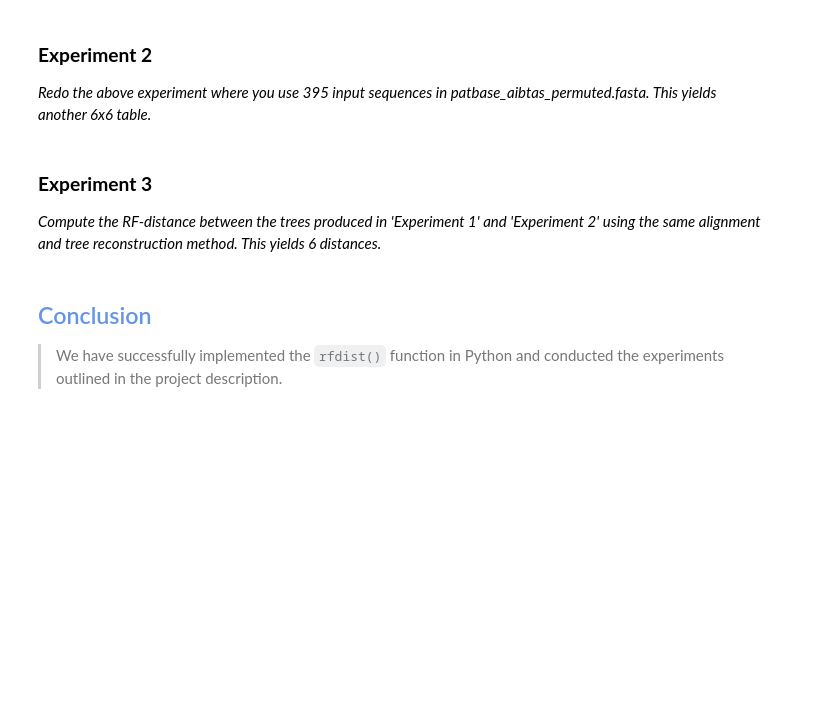
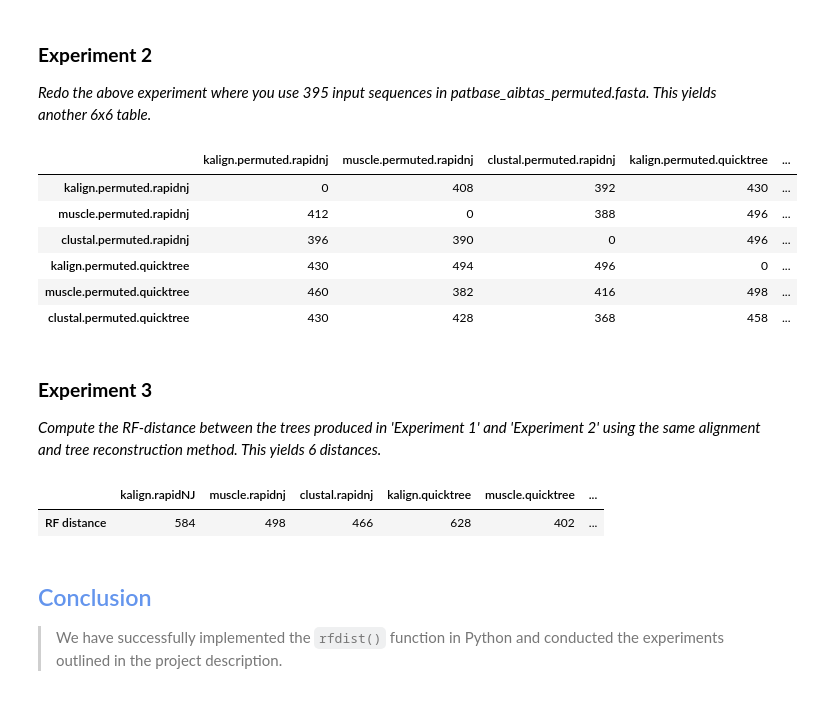
Before and after one commit to lauramhfur/AiB_Projects, a Jupyter notebook: Project_4/aib_project_4.ipynb, the cells around one changed output. Drawn from its saved outputs; the diff is of its cells as text; code cells hidden in the pictures; blank space fills up the shorter version.

````diff
--- a/Project_4/aib_project_4.ipynb
+++ b/Project_4/aib_project_4.ipynb
@@ -225,26 +233,34 @@ pd.DataFrame(rfdists, index = labels, columns = labels)
 ### **Experiment 2**
 *Redo the above experiment where you use 395 input sequences in patbase_aibtas_permuted.fasta. This yields another 6x6 table.*
 # %%
-tree_list = sorted([file for file in os.listdir('permuted/permuted_results') if file.endswith('.newick')], key=lambda s: sum(map(ord, s)))
+tree_list = sorted([file for file in os.listdir('permuted/permuted_results')], key = lambda s: sum(map(ord, s)))
 
 num_trees = len(tree_list)
 rfdists = [[0] * num_trees for _ in range(num_trees)]
 
 for i, treeA_file in enumerate(tree_list):
     for j, treeB_file in enumerate(tree_list):
         if i != j:
             treeA = Phylo.read(f'permuted/permuted_results/{treeA_file}', 'newick')
             treeB = Phylo.read(f'permuted/permuted_results/{treeB_file}', 'newick')
             rfdists[i][j] = rfdist(treeA, treeB)
 
 labels = [file[:-7] for file in tree_list]
 pd.DataFrame(rfdists, index = labels, columns = labels)
+# %% [output]
+|  | kalign.permuted.rapidnj | muscle.permuted.rapidnj | clustal.permuted.rapidnj | kalign.permuted.quicktree | ... |
+| kalign.permuted.rapidnj | 0 | 408 | 392 | 430 | ... |
+| muscle.permuted.rapidnj | 412 | 0 | 388 | 496 | ... |
+| clustal.permuted.rapidnj | 396 | 390 | 0 | 496 | ... |
+| kalign.permuted.quicktree | 430 | 494 | 496 | 0 | ... |
+| muscle.permuted.quicktree | 460 | 382 | 416 | 498 | ... |
+| clustal.permuted.quicktree | 430 | 428 | 368 | 458 | ... |
 # %% [markdown]
 ### **Experiment 3**
 *Compute the RF-distance between the trees produced in 'Experiment 1' and 'Experiment 2' using the same alignment and tree reconstruction method. This yields 6 distances.*
 # %%
-nonpermuted = sorted([file for file in os.listdir('alignments') if file.endswith('.newick')], key=lambda s: sum(map(ord, s)))
-permuted = sorted([file for file in os.listdir('permuted/permuted_results') if file.endswith('.newick')], key=lambda s: sum(map(ord, s)))
+nonpermuted = sorted([file for file in os.listdir('alignments') if file.endswith('.newick')], key = lambda s: sum(map(ord, s)))
+permuted = sorted([file for file in os.listdir('permuted/permuted_results')], key = lambda s: sum(map(ord, s)))
 
 rfdists = []
 
@@ -255,6 +271,9 @@ for i in range(len(nonpermuted)):
 
 labels = [file[:-7] for file in nonpermuted]
 pd.DataFrame([rfdists], index = ['RF distance'], columns = labels)
+# %% [output]
+|  | kalign.rapidNJ | muscle.rapidnj | clustal.rapidnj | kalign.quicktree | muscle.quicktree | ... |
+| RF distance | 584 | 498 | 466 | 628 | 402 | ... |
 # %% [markdown]
 ## <span style='color:cornflowerblue'>Conclusion<span/>
 >We have successfully implemented the ```rfdist()``` function in Python and conducted the experiments outlined in the project description.
````
Also changed, not shown: parts of 4 cells of this notebook.
